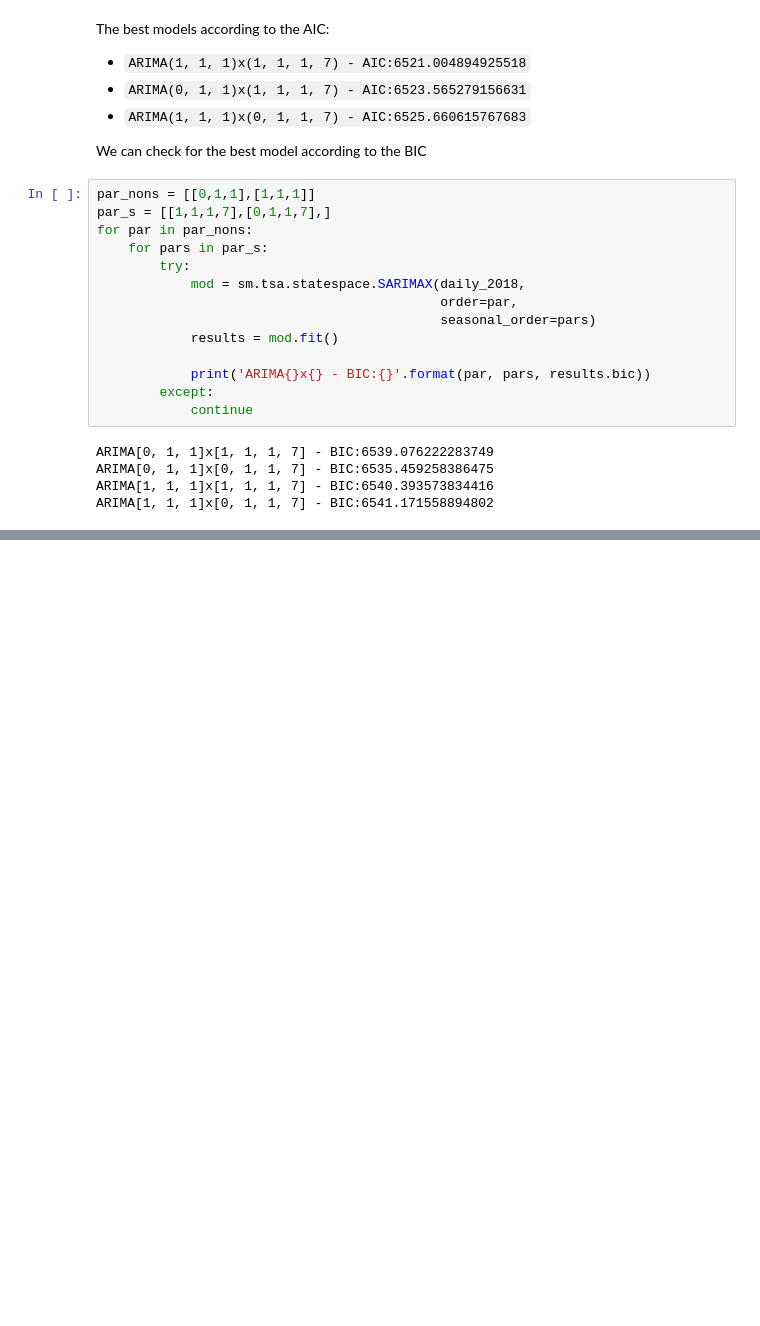
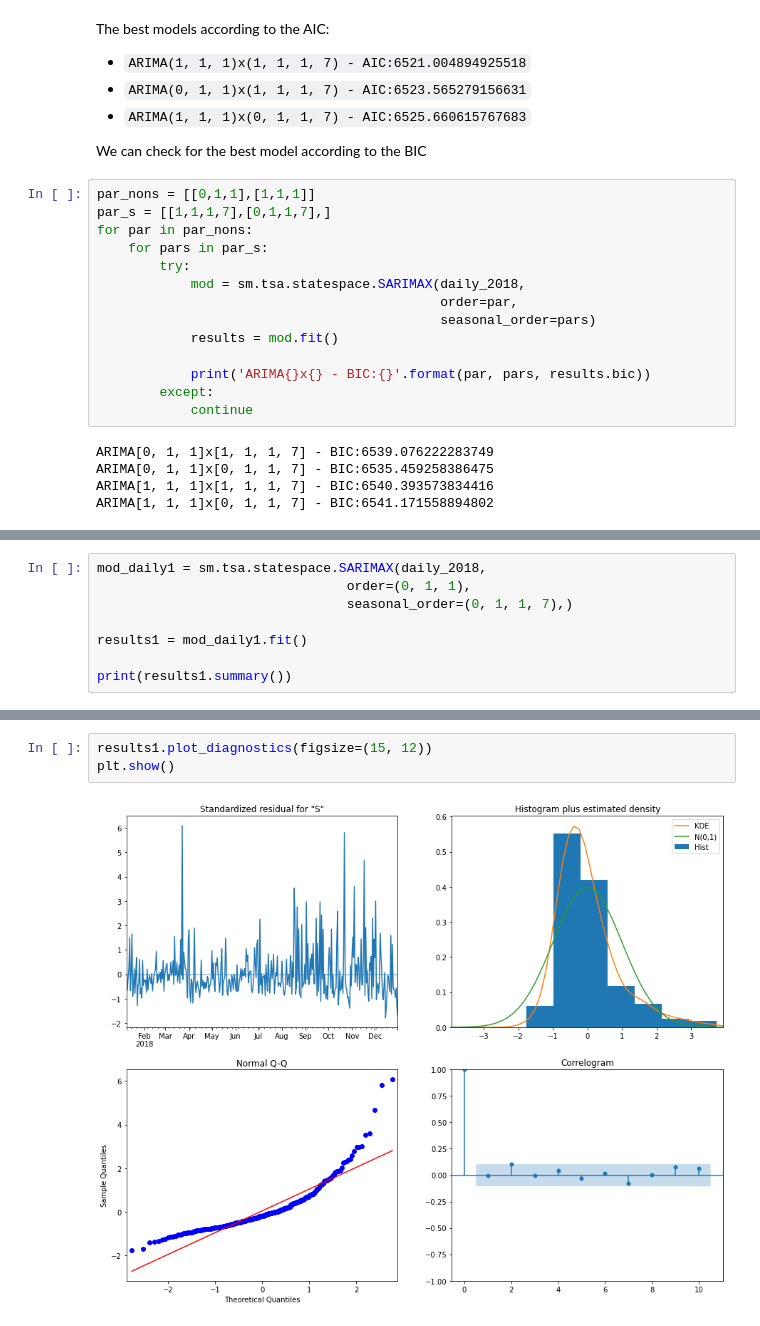
Before and after one commit to DanielGutierrezR/Super-Store-Sales-Prediction, a Jupyter notebook: Superstoresales.ipynb, the cells around one changed output, grey strips where cells are left out. Saved outputs shown, nothing was run; the diff lists cells and outputs as text; blank space fills up the shorter version.

```diff
--- a/Superstoresales.ipynb
+++ b/Superstoresales.ipynb
@@ -592,0 +593,8 @@ The best model according to the BIC is `ARIMA[0, 1, 1]x[0, 1, 1, 7] - BIC:6535.4
+# %%
+mod_daily1 = sm.tsa.statespace.SARIMAX(daily_2018,
+                                order=(0, 1, 1),
+                                seasonal_order=(0, 1, 1, 7),)
+
+results1 = mod_daily1.fit()
+
+print(results1.summary())
@@ -592,0 +619,5 @@ The best model according to the BIC is `ARIMA[0, 1, 1]x[0, 1, 1, 7] - BIC:6535.4
+# %%
+results1.plot_diagnostics(figsize=(15, 12))
+plt.show()
+# %% [output]
+[figure, added]
```
Also changed, not shown: parts of 10 cells of this notebook.
